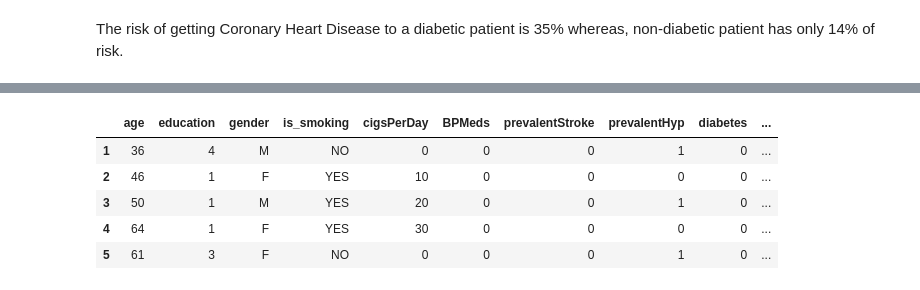
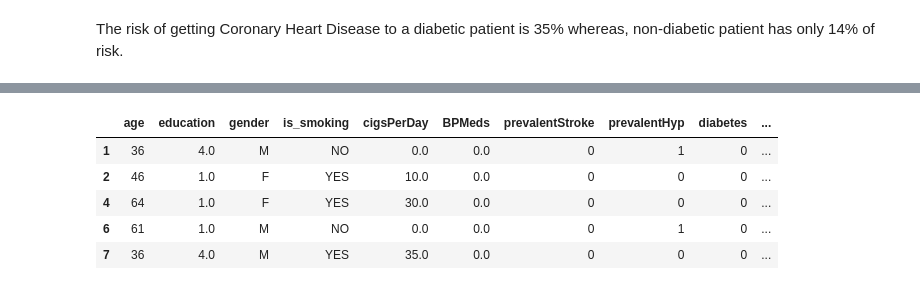
Before and after one commit to Swapnil-417/Cardiovascular-Risk-Prediction, a Jupyter notebook: Cardiovascular_Risk_Prediction_Capstone_Project.ipynb, the cells around one changed output, grey strips where cells are left out. Cells and saved outputs as stored; diff of their text form; code cells hidden in the pictures.

```diff
--- a/Cardiovascular_Risk_Prediction_Capstone_Project.ipynb
+++ b/Cardiovascular_Risk_Prediction_Capstone_Project.ipynb
@@ -365,0 +462,15 @@ The risk of getting Coronary Heart Disease to a diabetic patient is 35% whereas,
+# %%
+# Class count
+count_class_0, count_class_1 = new_df[target].value_counts()
+
+# Divide by class
+df_class_0 = new_df[new_df[target] == 0]
+df_class_1 = new_df[new_df[target] == 1]
+# %%
+df_class_1_over = df_class_1.sample(count_class_0, replace=True)
+sampled_df = pd.concat([df_class_0, df_class_1_over], axis=0)
+
+print('Random over-sampling:')
+print(sampled_df[target].value_counts())
+
+sampled_df[target].value_counts().plot(kind='bar', title='Count (target)');
@@ -366,9 +483,9 @@ The risk of getting Coronary Heart Disease to a diabetic patient is 35% whereas,
 # %%
-new_df.head()
+sampled_df.head()
 # %% [output]
 |  | age | education | gender | is_smoking | cigsPerDay | BPMeds | prevalentStroke | prevalentHyp | diabetes | ... |
-| 1 | 36 | 4 | M | NO | 0 | 0 | 0 | 1 | 0 | ... |
-| 2 | 46 | 1 | F | YES | 10 | 0 | 0 | 0 | 0 | ... |
-| 3 | 50 | 1 | M | YES | 20 | 0 | 0 | 1 | 0 | ... |
-| 4 | 64 | 1 | F | YES | 30 | 0 | 0 | 0 | 0 | ... |
-| 5 | 61 | 3 | F | NO | 0 | 0 | 0 | 1 | 0 | ... |
+| 1 | 36 | 4.0 | M | NO | 0.0 | 0.0 | 0 | 1 | 0 | ... |
+| 2 | 46 | 1.0 | F | YES | 10.0 | 0.0 | 0 | 0 | 0 | ... |
+| 4 | 64 | 1.0 | F | YES | 30.0 | 0.0 | 0 | 0 | 0 | ... |
+| 6 | 61 | 1.0 | M | NO | 0.0 | 0.0 | 0 | 1 | 0 | ... |
+| 7 | 36 | 4.0 | M | YES | 35.0 | 0.0 | 0 | 0 | 0 | ... |
```
Also changed, not shown: parts of 56 cells of this notebook.
